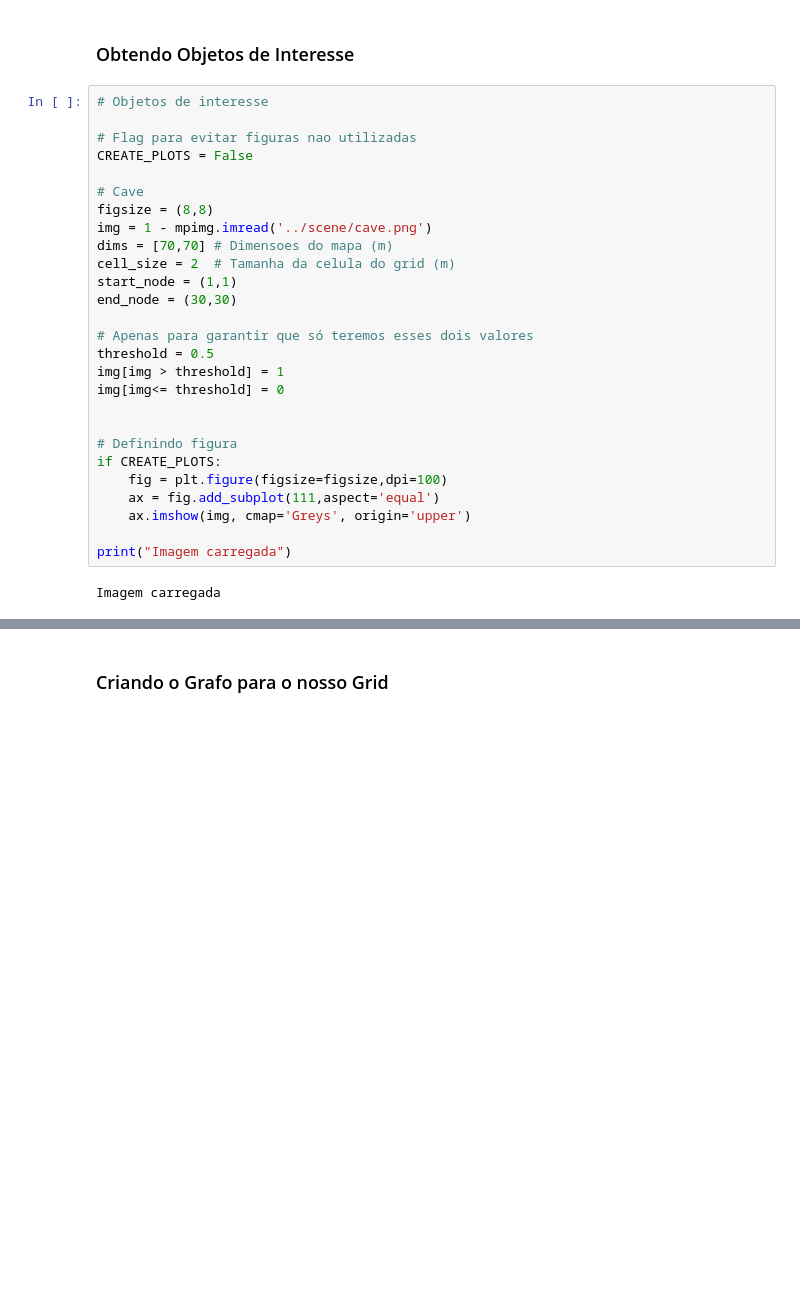
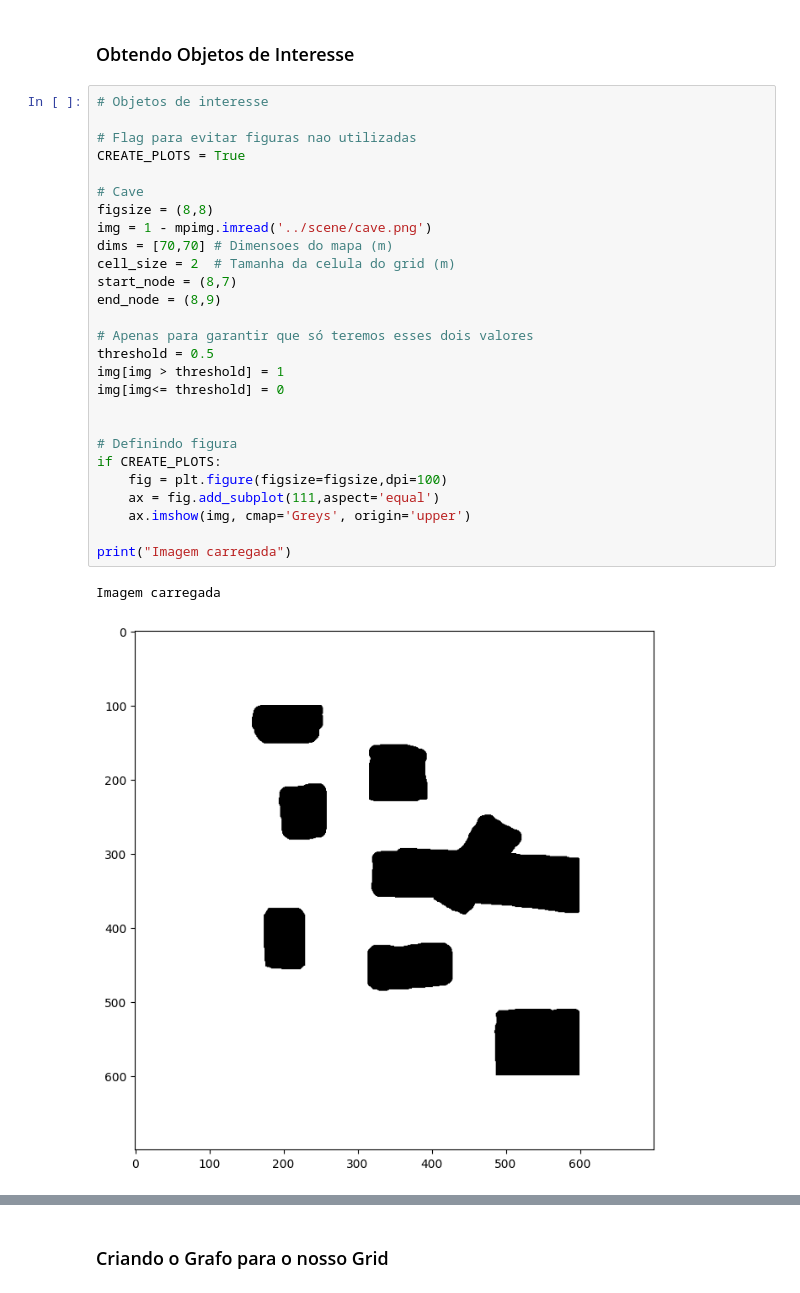
Before and after one commit to danielecassia/rm_tp2_EVE, a Jupyter notebook: api/roadmap.ipynb, the cells around one changed output, grey strips where cells are left out. Drawn from its saved outputs; the diff is of its cells as text; blank space fills up the shorter version.

```diff
--- a/api/roadmap.ipynb
+++ b/api/roadmap.ipynb
@@ -22,29 +22,30 @@ np.set_printoptions(precision=3,suppress=True)
 # %%
 # Objetos de interesse
 
 # Flag para evitar figuras nao utilizadas
-CREATE_PLOTS = False
+CREATE_PLOTS = True
 
 # Cave
 figsize = (8,8)
 img = 1 - mpimg.imread('../scene/cave.png')
 dims = [70,70] # Dimensoes do mapa (m)
 cell_size = 2  # Tamanha da celula do grid (m)
-start_node = (1,1)
-end_node = (30,30)
+start_node = (8,7)
+end_node = (8,9)
 
 # Apenas para garantir que só teremos esses dois valores
 threshold = 0.5
 img[img > threshold] = 1
 img[img<= threshold] = 0
 
 
 # Definindo figura
 if CREATE_PLOTS:
     fig = plt.figure(figsize=figsize,dpi=100)
     ax = fig.add_subplot(111,aspect='equal')
     ax.imshow(img, cmap='Greys', origin='upper')
 
 print("Imagem carregada")
 # %% [output]
 Imagem carregada
+[figure, added]
```
Also changed, not shown: parts of 7 cells of this notebook.
